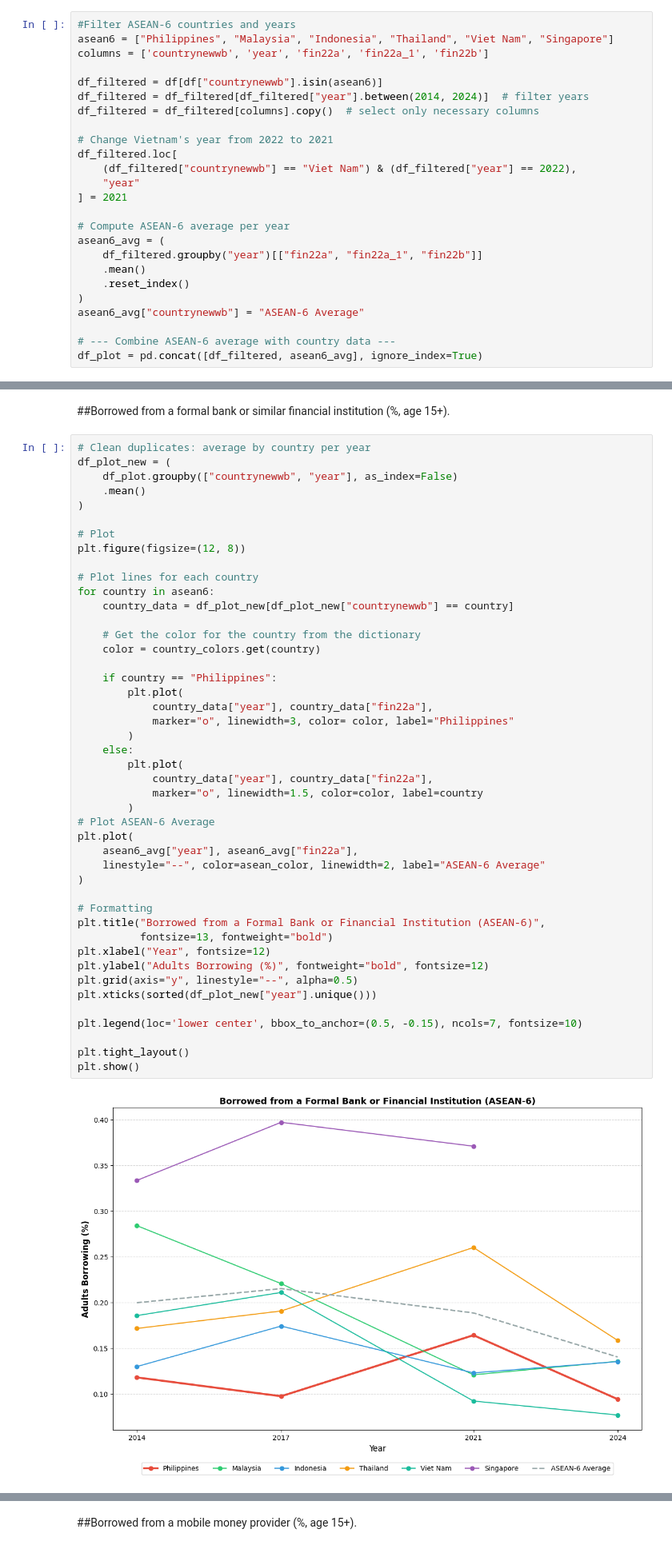
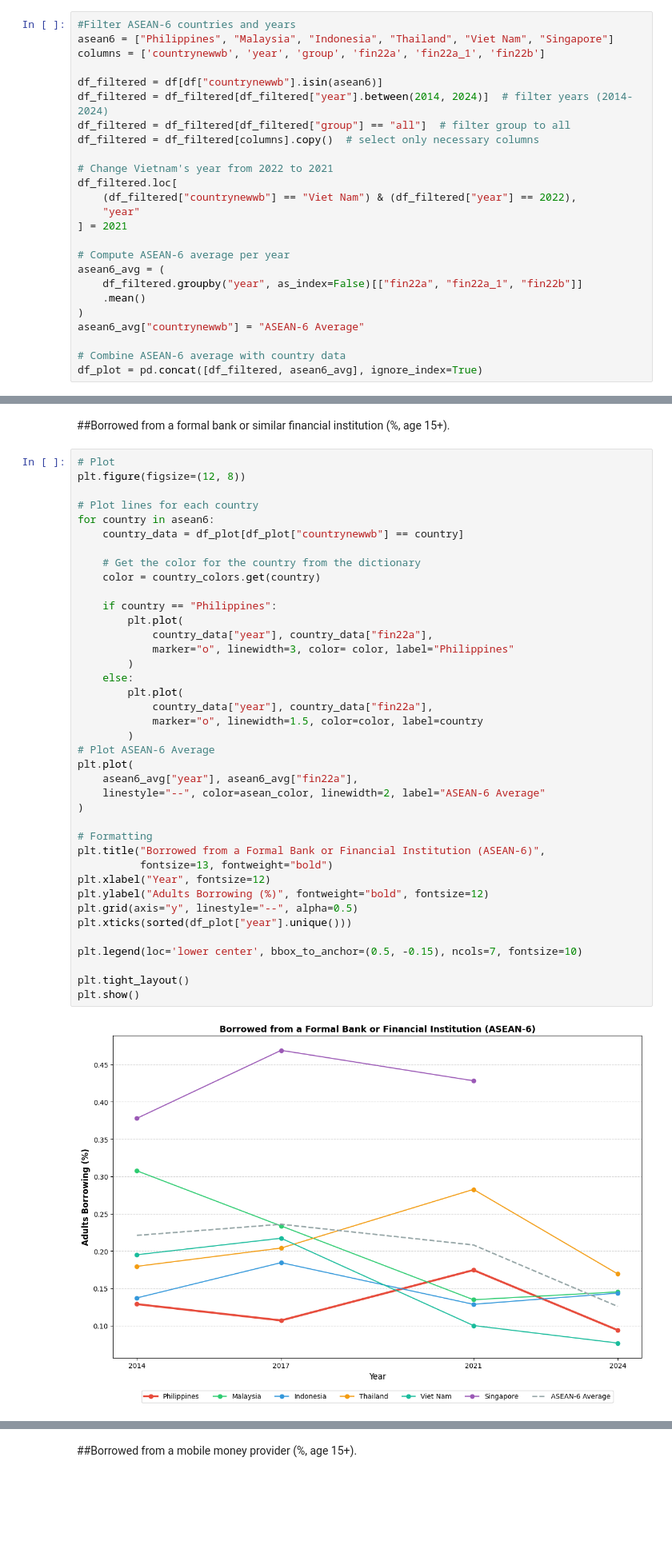
Before and after one commit to christianvibar/mab2115_finals, a Jupyter notebook: notebooks/borrowing_behavior.ipynb, the cells around one changed output, grey strips where cells are left out. Shown at 80% size. Drawn from its saved outputs; the diff is of its cells as text; blank space fills up the shorter version.

```diff
--- a/notebooks/borrowing_behavior.ipynb
+++ b/notebooks/borrowing_behavior.ipynb
@@ -22,10 +19,11 @@ df_filtered = df[df['group'] == 'all']
 # %%
 #Filter ASEAN-6 countries and years
 asean6 = ["Philippines", "Malaysia", "Indonesia", "Thailand", "Viet Nam", "Singapore"]
-columns = ['countrynewwb', 'year', 'fin22a', 'fin22a_1', 'fin22b']
+columns = ['countrynewwb', 'year', 'group', 'fin22a', 'fin22a_1', 'fin22b']
 
 df_filtered = df[df["countrynewwb"].isin(asean6)]
-df_filtered = df_filtered[df_filtered["year"].between(2014, 2024)]  # filter years
+df_filtered = df_filtered[df_filtered["year"].between(2014, 2024)]  # filter years (2014-2024)
+df_filtered = df_filtered[df_filtered["group"] == "all"]  # filter group to all
 df_filtered = df_filtered[columns].copy()  # select only necessary columns
 
 # Change Vietnam's year from 2022 to 2021
@@ -36,13 +34,12 @@ df_filtered.loc[
 
 # Compute ASEAN-6 average per year
 asean6_avg = (
-    df_filtered.groupby("year")[["fin22a", "fin22a_1", "fin22b"]]
+    df_filtered.groupby("year", as_index=False)[["fin22a", "fin22a_1", "fin22b"]]
     .mean()
-    .reset_index()
 )
 asean6_avg["countrynewwb"] = "ASEAN-6 Average"
 
-# --- Combine ASEAN-6 average with country data ---
+# Combine ASEAN-6 average with country data
 df_plot = pd.concat([df_filtered, asean6_avg], ignore_index=True)
 # %%
 #Color codes
@@ -61,52 +58,46 @@ country_colors = {
 # %% [markdown]
 ##Borrowed from a formal bank or similar financial institution (%, age 15+).
 # %%
-# Clean duplicates: average by country per year
-df_plot_new = (
-    df_plot.groupby(["countrynewwb", "year"], as_index=False)
-    .mean()
-)
-
 # Plot
 plt.figure(figsize=(12, 8))
 
 # Plot lines for each country
 for country in asean6:
-    country_data = df_plot_new[df_plot_new["countrynewwb"] == country]
+    country_data = df_plot[df_plot["countrynewwb"] == country]
 
     # Get the color for the country from the dictionary
     color = country_colors.get(country)
 
     if country == "Philippines":
         plt.plot(
             country_data["year"], country_data["fin22a"],
             marker="o", linewidth=3, color= color, label="Philippines"
         )
     else:
         plt.plot(
             country_data["year"], country_data["fin22a"],
             marker="o", linewidth=1.5, color=color, label=country
         )
 # Plot ASEAN-6 Average
 plt.plot(
     asean6_avg["year"], asean6_avg["fin22a"],
     linestyle="--", color=asean_color, linewidth=2, label="ASEAN-6 Average"
 )
 
 # Formatting
 plt.title("Borrowed from a Formal Bank or Financial Institution (ASEAN-6)",
           fontsize=13, fontweight="bold")
 plt.xlabel("Year", fontsize=12)
 plt.ylabel("Adults Borrowing (%)", fontweight="bold", fontsize=12)
 plt.grid(axis="y", linestyle="--", alpha=0.5)
-plt.xticks(sorted(df_plot_new["year"].unique()))
+plt.xticks(sorted(df_plot["year"].unique()))
 
 plt.legend(loc='lower center', bbox_to_anchor=(0.5, -0.15), ncols=7, fontsize=10)
 
 plt.tight_layout()
 plt.show()
 # %% [output]
-[figure, old version]
+[figure, new version]
 # %% [markdown]
 **OBSERVATIONS:**
 
```
Also changed, not shown: parts of 8 cells of this notebook.
